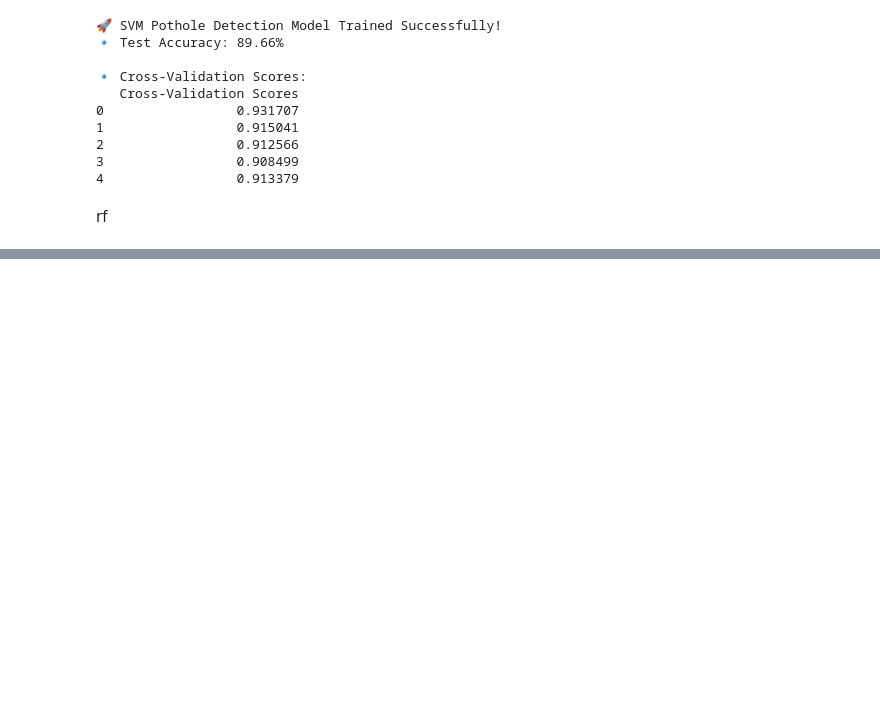
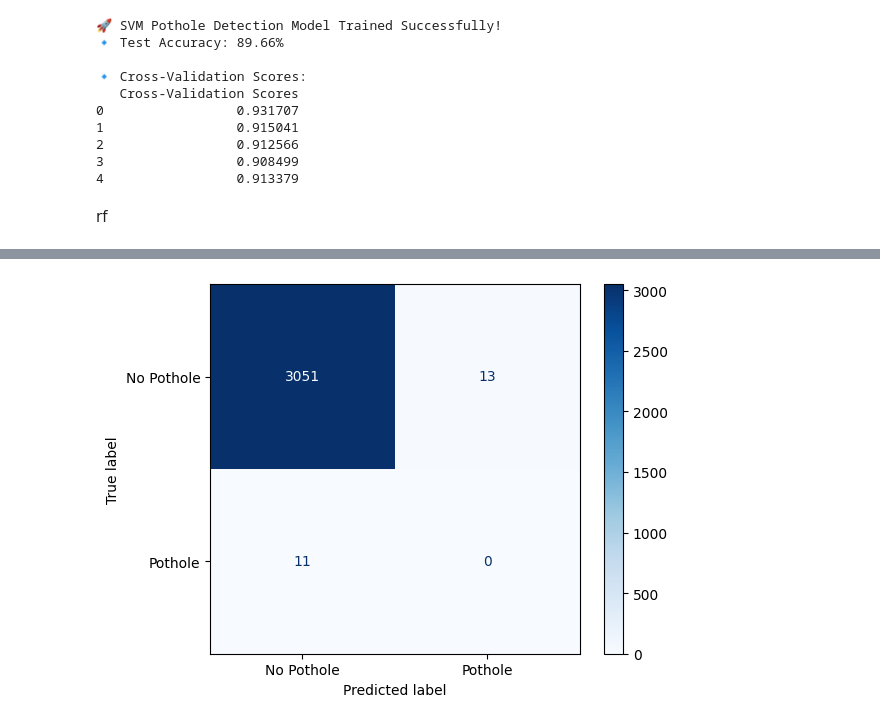
Before and after one commit to BisonV07/design_lab, a Jupyter notebook: DESIGN_LAB.ipynb, the cells around one changed output, grey strips where cells are left out. Drawn from its saved outputs; the diff is of its cells as text; code cells hidden in the pictures; blank space fills up the shorter version.

```diff
--- a/DESIGN_LAB.ipynb
+++ b/DESIGN_LAB.ipynb
@@ -579,0 +618,91 @@ rf_test_result.to_csv("rf_test_accuracy.csv", index=False)
+# %%
+import pandas as pd
+import numpy as np
+from sklearn.model_selection import train_test_split, cross_val_score
+from sklearn.ensemble import RandomForestClassifier
+from sklearn.preprocessing import StandardScaler
+from sklearn.pipeline import Pipeline
+from sklearn.metrics import classification_report, confusion_matrix, ConfusionMatrixDisplay
+from imblearn.over_sampling import SMOTE
+import joblib
+
+# ✅ Step 1: Load Reduced Feature Set with Timestamp & Labels
+feature_df = pd.read_csv("reduced_road_features_2percent.csv")
+
+# ✅ Step 2: Add timestamp and pothole labels (reuse code if needed)
+sensor_files = [
+    "trip1_02-22-17_sensors.csv",
+    "trip2_02-22-17_sensors.csv",
+    "trip3_02-22-17_sensors.csv",
+    "03_26_trip1_sensors.csv",
+    "03_26_trip2_sensors.csv",
+    "04_02_trip1_sensors.csv",
+]
+sensor_dfs = [pd.read_csv(file) for file in sensor_files]
+sensor_df = pd.concat(sensor_dfs, ignore_index=True)
+feature_df["timestamp"] = sensor_df["timestamp"].iloc[:len(feature_df)].values
+
+pothole_files = [
+    "trip1_02-22-17_potholes.csv",
+    "trip2_02-22-17_potholes.csv",
+    "trip3_02-22-17_potholes.csv",
+]
+pothole_timestamps = set()
+for file in pothole_files:
+    pothole_data = pd.read_csv(file)
+    pothole_timestamps.update(pothole_data["timestamp"].tolist())
+
+from scipy.spatial import KDTree
+feature_timestamps = feature_df["timestamp"].values.reshape(-1, 1)
+pothole_timestamps_array = np.array(list(pothole_timestamps)).reshape(-1, 1)
+tree = KDTree(feature_timestamps)
+_, nearest_indices = tree.query(pothole_timestamps_array)
+feature_df["pothole"] = 0
+feature_df.loc[nearest_indices, "pothole"] = 1
+
+# ✅ Step 3: Prepare Features and Labels
+X = feature_df.drop(columns=["timestamp", "pothole"])
+y = feature_df["pothole"]
+
+# ✅ Step 4: Train-Test Split
+X_train, X_test, y_train, y_test = train_test_split(X, y, test_size=0.2, stratify=y, random_state=42)
+
+# ✅ Step 5: Apply SMOTE on Training Set
+smote = SMOTE(random_state=42)
+X_train_smote, y_train_smote = smote.fit_resample(X_train, y_train)
+
+print("\n✅ SMOTE applied. Class distribution after resampling:")
+print(pd.Series(y_train_smote).value_counts())
+
+# ✅ Step 6: Build Random Forest Pipeline
+rf_model = Pipeline([
+    ("scaler", StandardScaler()),
+    ("rf", RandomForestClassifier(n_estimators=100, random_state=42, class_weight="balanced"))
+])
+
+# ✅ Step 7: Train with Cross-Validation
+rf_cv_scores = cross_val_score(rf_model, X_train_smote, y_train_smote, cv=5, scoring="accuracy")
+
+# ✅ Step 8: Train on Full SMOTE Data
+rf_model.fit(X_train_smote, y_train_smote)
+
+# ✅ Step 9: Evaluate on Test Set
+y_pred = rf_model.predict(X_test)
+
+# ✅ Step 10: Evaluation Metrics
+print("\n🔹 Classification Report (Test Set):")
+print(classification_report(y_test, y_pred, target_names=["No Pothole", "Pothole"]))
+
+print("\n🔹 Confusion Matrix:")
+cm = confusion_matrix(y_test, y_pred)
+print(cm)
+ConfusionMatrixDisplay(confusion_matrix=cm, display_labels=["No Pothole", "Pothole"]).plot(cmap="Blues")
+
+# ✅ Step 11: Save Model and Scores
+joblib.dump(rf_model, "rf_pothole_model_with_smote.pkl")
+
+pd.DataFrame({"Cross-Validation Scores": rf_cv_scores}).to_csv("rf_smote_cv_results.csv", index=False)
+pd.DataFrame({"Test Accuracy": [rf_model.score(X_test, y_test)]}).to_csv("rf_smote_test_accuracy.csv", index=False)
+
+print("\n🚀 Random Forest Model with SMOTE training complete!")
+# %% [output]
@@ -579,0 +726 @@ rf_test_result.to_csv("rf_test_accuracy.csv", index=False)
+[figure, added]
```
Also changed, not shown: parts of 9 cells of this notebook.
